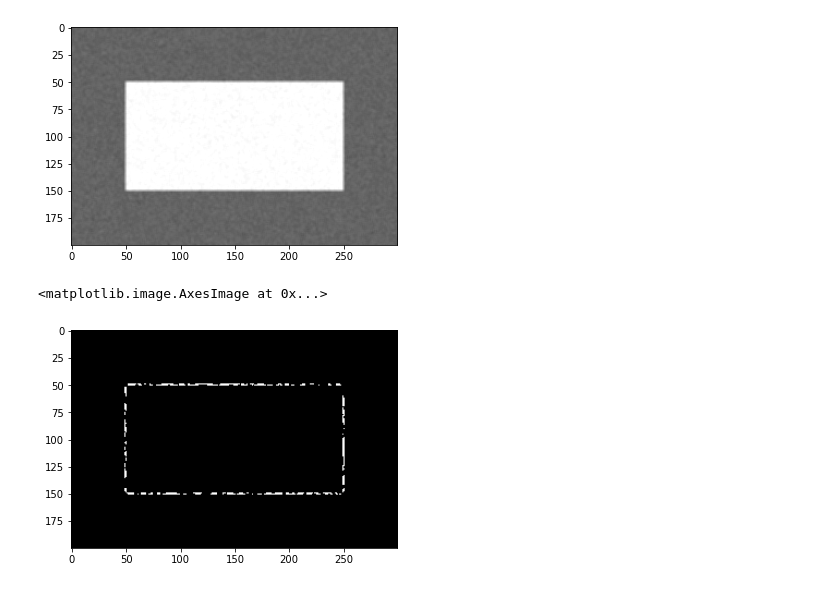
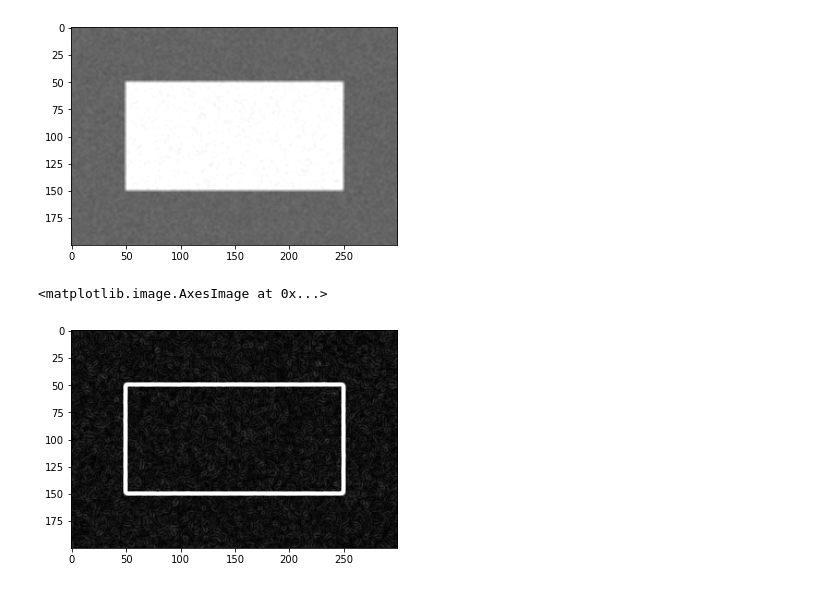
Before and after one commit to Tsmorz/computer-vision, a Jupyter notebook: Project 2/CV Project 2.ipynb, the cells around one changed output. Saved outputs shown, nothing was run; the diff lists cells and outputs as text; code cells hidden in the pictures.

```diff
--- a/Project 2/CV Project 2.ipynb
+++ b/Project 2/CV Project 2.ipynb
@@ -28,23 +61,17 @@ plt.imshow(image, cmap='gray', vmin=0, vmax=255)
 # %%
 # Find the edges
 sobelx = np.array([[1,0,-1],
                    [2,0,-2],
                    [1,0,-1]])
 
 sobely = np.array([[ 1, 2, 1],
                    [ 0, 0, 0],
                    [-1,-2,-1]])
 
 Ix = nd.convolve(image,sobelx)
 Iy = nd.convolve(image,sobely)
 mag = np.sqrt(Ix**2+Iy**2)
-
-# Submax supression
-threshold = 0.9
-mag[mag <= threshold*np.amax(mag)] = 0
-mag[mag>=255] = 255
-
-plt.imshow(mag, cmap='gray')
+plt.imshow(mag, cmap='gray', vmin=0, vmax=255)
 # %% [output]
 <matplotlib.image.AxesImage at 0x...>
-[figure, old version]
+[figure, new version]
```
Also changed, not shown: parts of 6 cells of this notebook.
